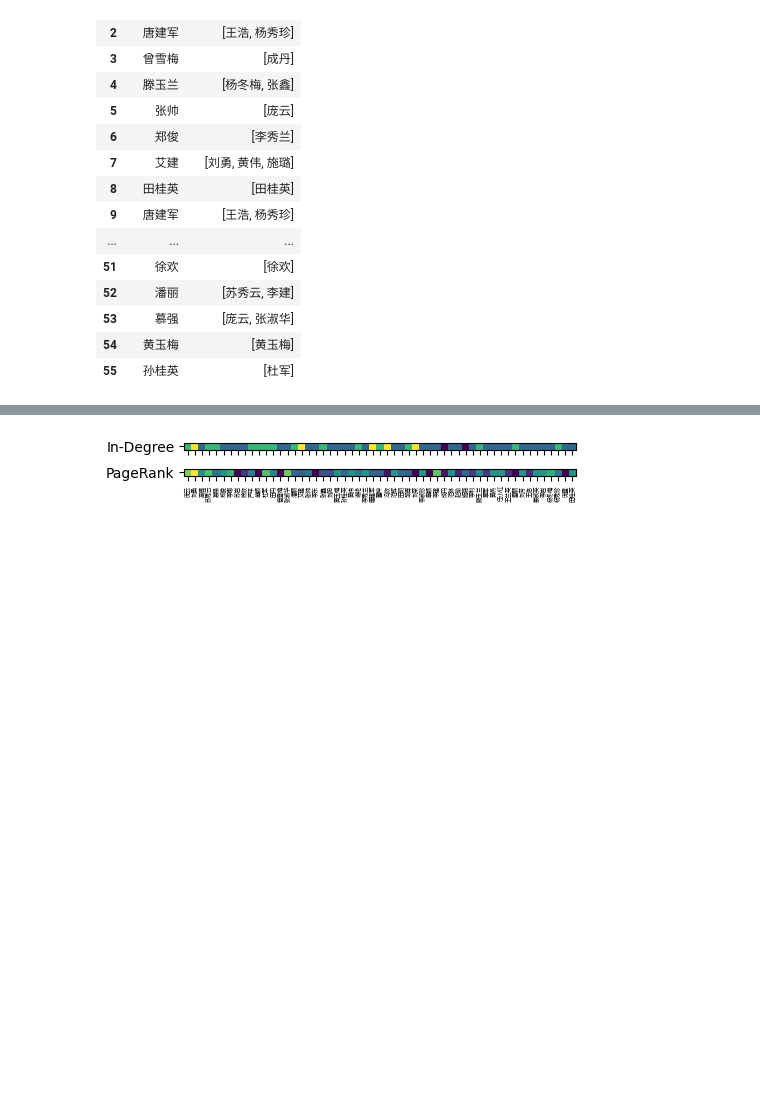
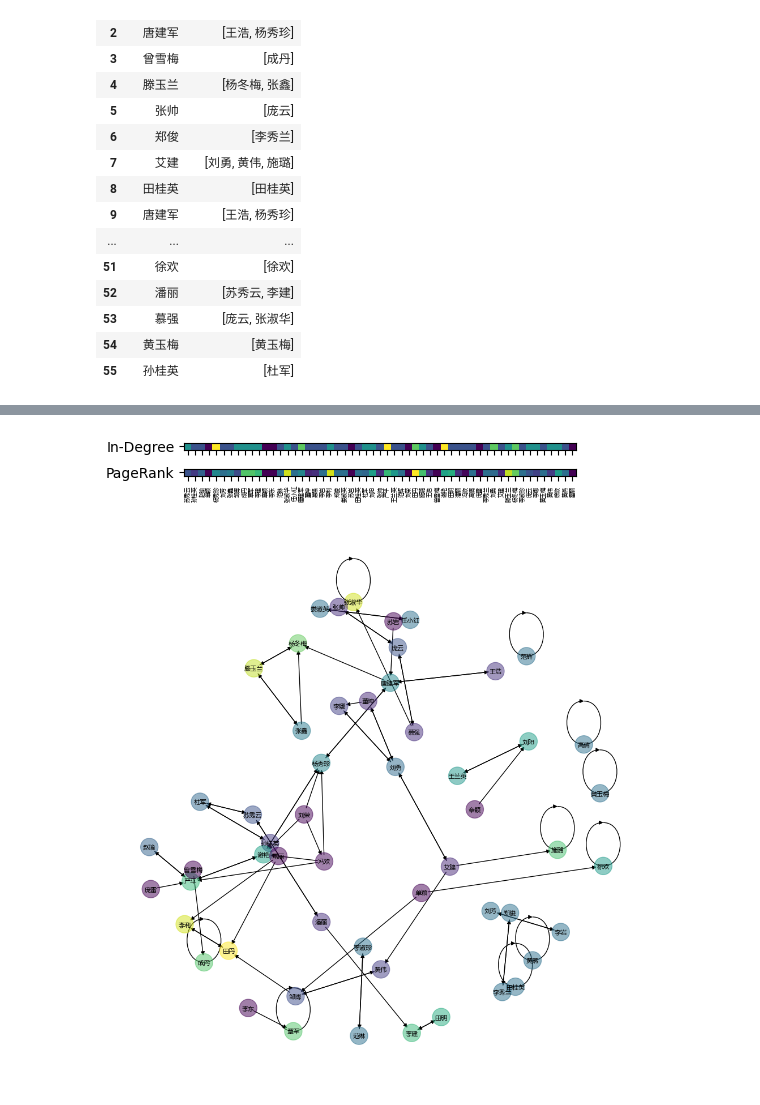
Before and after one commit to TeddyHuang-00/Computational-Thinking-in-Social-Sciences, a Jupyter notebook: PageRank.ipynb, the cells around one changed output, grey strips where cells are left out. Drawn from its saved outputs; the diff is of its cells as text; code cells hidden in the pictures; blank space fills up the shorter version.

```diff
--- a/PageRank.ipynb
+++ b/PageRank.ipynb
@@ -112,6 +115,6 @@ plt.show()
 # %%
 stable_ranks = ranks
-in_degree = Adj.sum(axis=1)
+in_degree = Adj.sum(axis=0)
 
 fig, axs = plt.subplots(ncols=1, nrows=2, sharex=True, figsize=(5, 1))
 axs[0].imshow(in_degree[None, :])
@@ -123,7 +126,27 @@ plt.tight_layout()
 plt.savefig("image/PageRankComparison.svg", transparent=True)
 plt.show()
 # %% [output]
-[figure, old version]
+[figure, new version]
 # %%
 df = pd.DataFrame({"name": uniq_names, "in_deg": in_degree, "pagerank": stable_ranks})
 df.to_csv("data/result.csv", index=False)
+# %%
+G: nx.DiGraph = nx.from_numpy_array(Adj, create_using=nx.DiGraph)
+pos = nx.spring_layout(G, k=5 / np.sqrt(G.order()), iterations=75, seed=2023)
+
+fig = plt.figure(figsize=(10, 10))
+nx.draw_networkx_nodes(G, pos, node_color=stable_ranks, alpha=0.5, node_size=500)
+nx.draw_networkx_edges(G, pos)
+nx.draw_networkx_labels(
+    G,
+    pos,
+    labels={i: name for i, name in enumerate(uniq_names)},
+    font_size=8,
+    font_family="XHei NF",
+)
+plt.axis("off")
+plt.tight_layout()
+plt.savefig("image/GraphVisualization.svg", transparent=True)
+plt.show()
+# %% [output]
+[figure, added]
```
Also changed, not shown: parts of 3 cells of this notebook, 5 other files.
